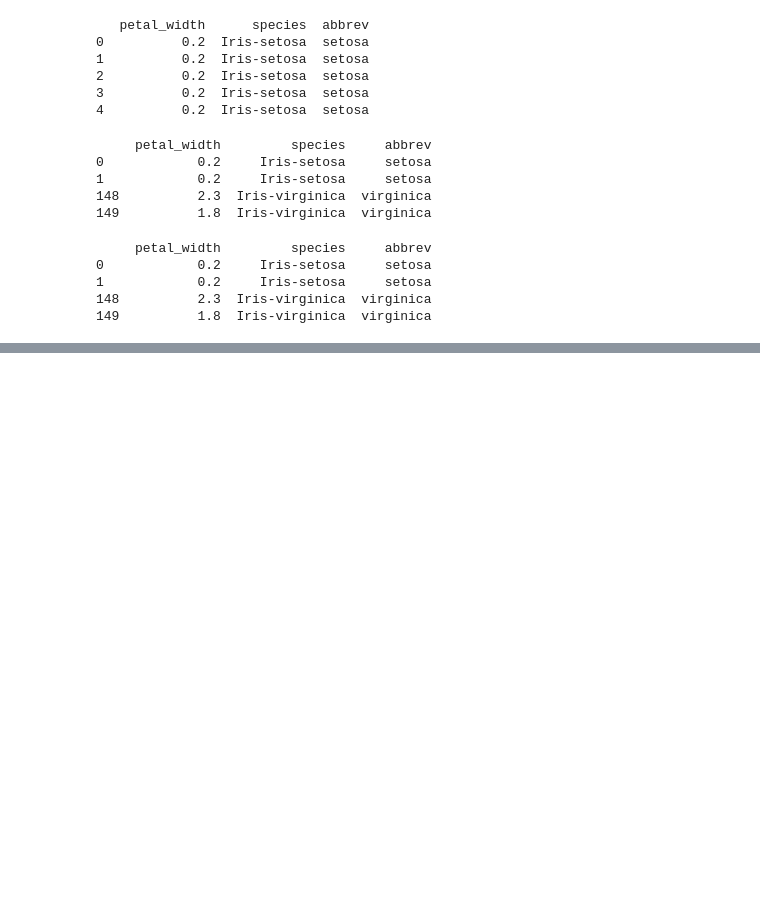
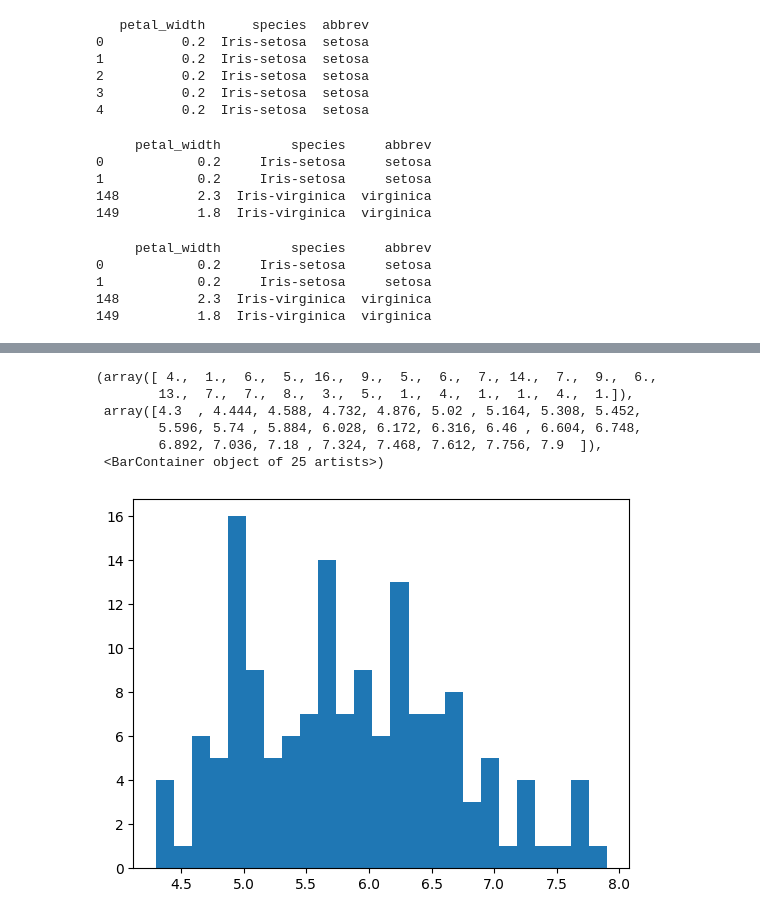
Before and after one commit to SoumyadipYT-OSS/Intel-Introduction-to-ML, a Jupyter notebook: Week1/myLearning.ipynb, the cells around one changed output, grey strips where cells are left out. Drawn from its saved outputs; the diff is of its cells as text; code cells hidden in the pictures; blank space fills up the shorter version.

```diff
--- a/Week1/myLearning.ipynb
+++ b/Week1/myLearning.ipynb
@@ -274,0 +405,10 @@ print(small_data.iloc[:,-3:])
+# %%
+plt.hist(data.sepal_length, bins=25)
+# %% [output]
+(array([ 4.,  1.,  6.,  5., 16.,  9.,  5.,  6.,  7., 14.,  7.,  9.,  6.,
+        13.,  7.,  7.,  8.,  3.,  5.,  1.,  4.,  1.,  1.,  4.,  1.]),
+ array([4.3  , 4.444, 4.588, 4.732, 4.876, 5.02 , 5.164, 5.308, 5.452,
+        5.596, 5.74 , 5.884, 6.028, 6.172, 6.316, 6.46 , 6.604, 6.748,
+        6.892, 7.036, 7.18 , 7.324, 7.468, 7.612, 7.756, 7.9  ]),
+ <BarContainer object of 25 artists>)
+[figure, added]
```
Also changed, not shown: parts of 20 cells of this notebook.
